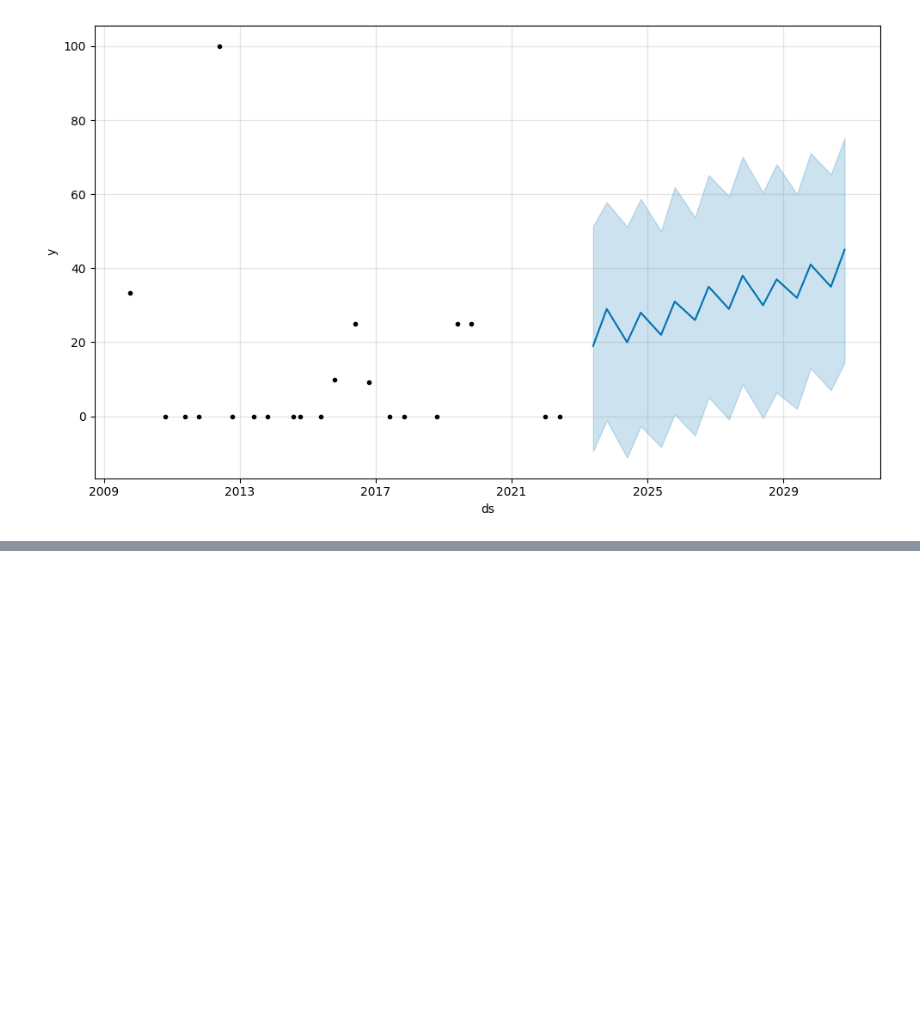
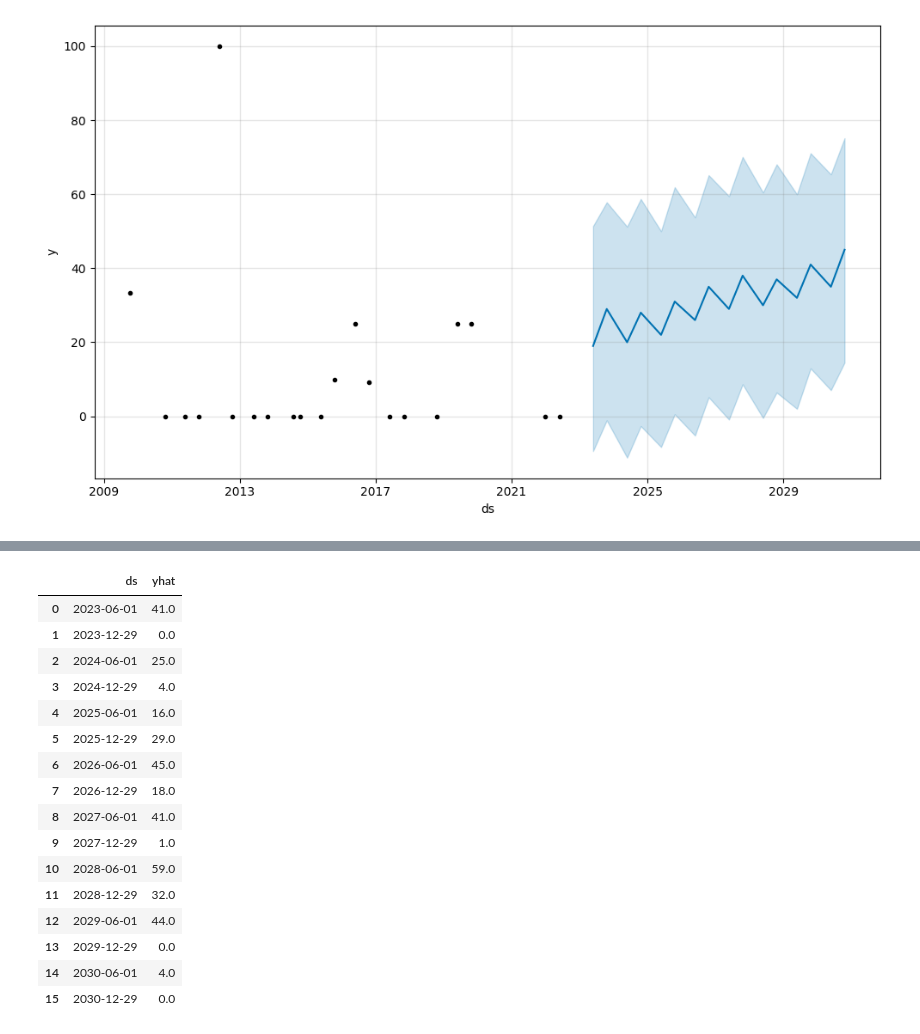
Before and after one commit to Shenchii/SeeKampus_Flask, a Jupyter notebook: Backend/Time Series/BSA_Time_Series.ipynb, the cells around one changed output, grey strips where cells are left out. Cells and saved outputs as stored; diff of their text form; code cells hidden in the pictures; blank space fills up the shorter version.

```diff
--- a/Backend/Time Series/BSA_Time_Series.ipynb
+++ b/Backend/Time Series/BSA_Time_Series.ipynb
@@ -418,0 +449,20 @@ perps_bsa_plot = m.plot(perps_bsa_forecast)
+# %%
+perps_crim_forecast[['ds', 'yhat']]
+# %% [output]
+|  | ds | yhat |
+| 0 | 2023-06-01 | 41.0 |
+| 1 | 2023-12-29 | 0.0 |
+| 2 | 2024-06-01 | 25.0 |
+| 3 | 2024-12-29 | 4.0 |
+| 4 | 2025-06-01 | 16.0 |
+| 5 | 2025-12-29 | 29.0 |
+| 6 | 2026-06-01 | 45.0 |
+| 7 | 2026-12-29 | 18.0 |
+| 8 | 2027-06-01 | 41.0 |
+| 9 | 2027-12-29 | 1.0 |
+| 10 | 2028-06-01 | 59.0 |
+| 11 | 2028-12-29 | 32.0 |
+| 12 | 2029-06-01 | 44.0 |
+| 13 | 2029-12-29 | 0.0 |
+| 14 | 2030-06-01 | 4.0 |
+| 15 | 2030-12-29 | 0.0 |
```
Also changed, not shown: parts of 3 cells of this notebook, 4 other files.
